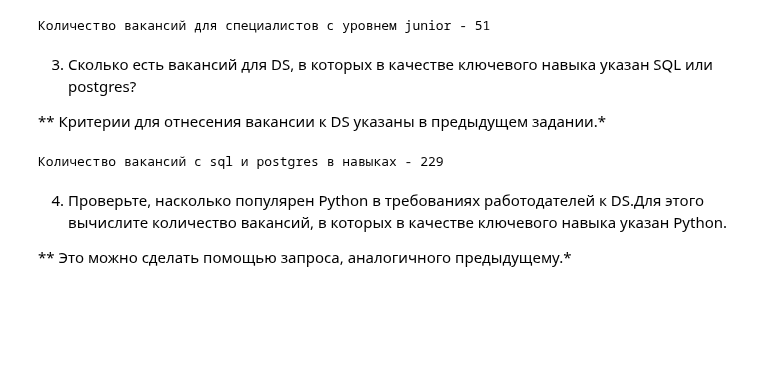
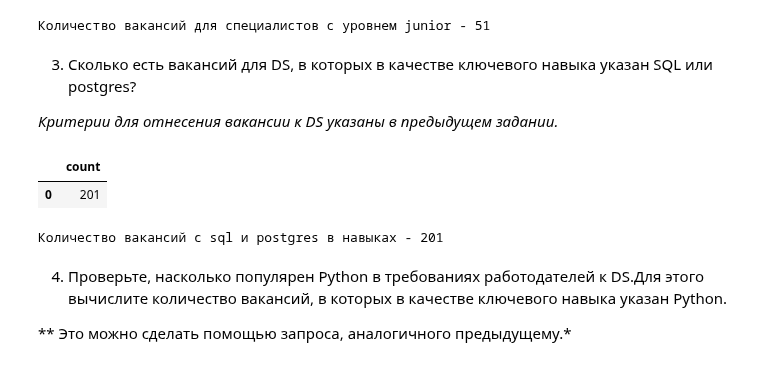
Before and after one commit to SudarickovIlya/SF_DS_Ilya, a Jupyter notebook: Project_2 (sql)/Project_2_Ноутбук_шаблон.ipynb, the cells around one changed output. Saved outputs shown, nothing was run; the diff lists cells and outputs as text; code cells hidden in the pictures; blank space fills up the shorter version.

```diff
--- a/Project_2 (sql)/Project_2_Ноутбук_шаблон.ipynb
+++ b/Project_2 (sql)/Project_2_Ноутбук_шаблон.ipynb
@@ -685,7 +685,7 @@ print()
 # %% [markdown]
 3. Сколько есть вакансий для DS, в которых в качестве ключевого навыка указан SQL или postgres?
 
-** Критерии для отнесения вакансии к DS указаны в предыдущем задании.*
+*Критерии для отнесения вакансии к DS указаны в предыдущем задании.*
 # %%
 # текст запроса
 # Запрос в sql
@@ -702,14 +700,16 @@ where {ds_filter} and
 # %%
 # результат запроса
 # Результирующая переменная
 sql_postgress = pd.read_sql_query(sql=query_6_3, con=connection)
-sql_postgress
+display(sql_postgress)
 
 # Ответ на вопрос
 print(f'Количество вакансий с sql и postgres в навыках - {sql_postgress.iloc[0][0]}')
 print()
 # %% [output]
+|  | count |
+| 0 | 201 |
-Количество вакансий с sql и postgres в навыках - 229
+Количество вакансий с sql и postgres в навыках - 201
 # %% [markdown]
 4. Проверьте, насколько популярен Python в требованиях работодателей к DS.Для этого вычислите количество вакансий, в которых в качестве ключевого навыка указан Python.
 
```
Also changed, not shown: parts of 2 cells of this notebook, 1 other file.
